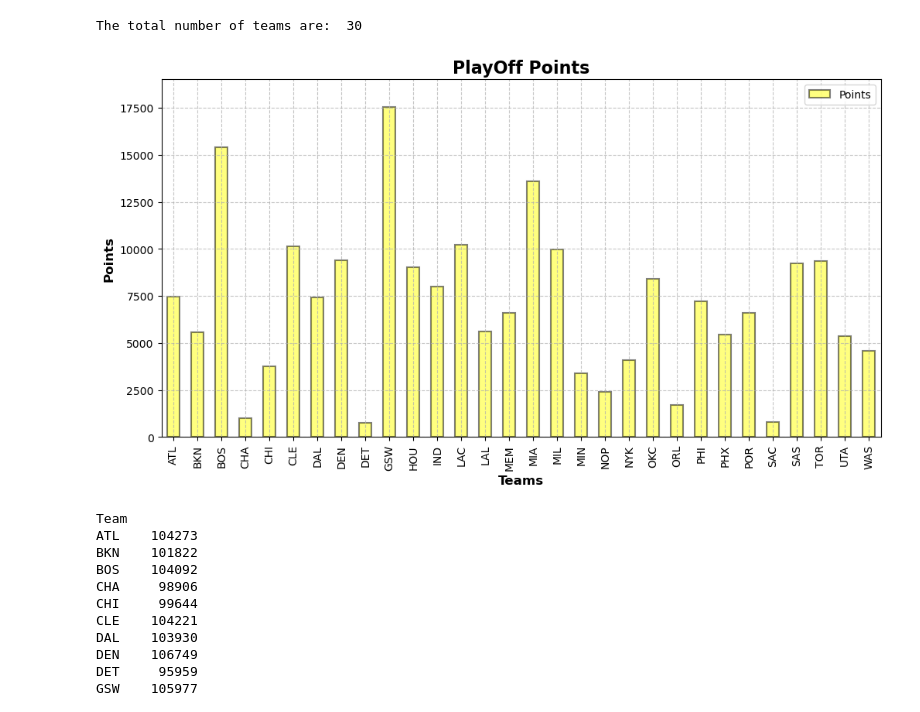
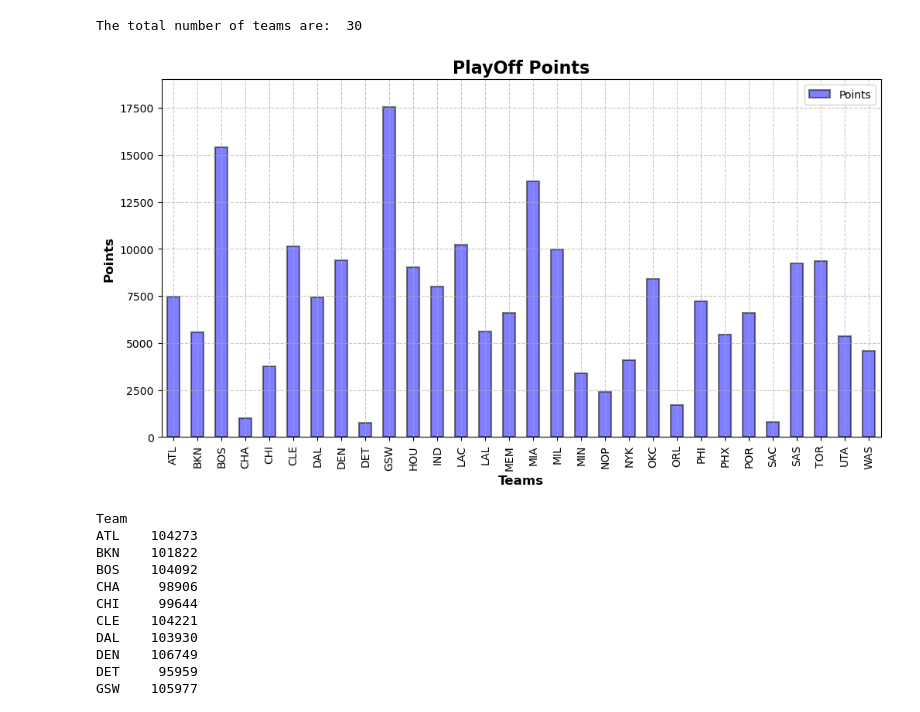
Before and after one commit to singhashishpal/Project_NBA, a Jupyter notebook: NBA Dataset/NBA.ipynb, the cells around one changed output. Cells and saved outputs as stored; diff of their text form; code cells hidden in the pictures.

```diff
--- a/NBA Dataset/NBA.ipynb
+++ b/NBA Dataset/NBA.ipynb
@@ -642,22 +656,22 @@ print("The total number of teams are: ", total)
 # %% [output]
 The total number of teams are:  30
 # %%
-#Plotting a graph for the playoff points
+# Plotting a graph for the playoff points
 
-pl = team_points_df.plot(kind='bar', color='yellow', alpha=0.5, figsize=(12, 6),
+pl = team_points_df.plot(kind='bar', color='blue', alpha=0.5, figsize=(12, 6),
                          linewidth=1.5, edgecolor='black')
 
 plt.ylim(0,19000)
 
 # Add title and labels
 plt.title('PlayOff Points', fontsize=16, weight='bold')
 plt.xlabel('Teams', fontsize=12, weight='bold')
 plt.ylabel('Points', fontsize=12 , weight='bold')
 plt.legend()
 plt.grid(True, linestyle='--', alpha=0.7)
-plt.savefig("Figures/PlayOff Points.png")
+plt.savefig("PlayOff_Points.png")
 # %% [output]
-[figure, old version]
+[figure, new version]
 # %%
 team_pointsreg_df
 # %% [output]
```
Also changed, not shown: parts of 58 cells of this notebook, 17 other files.
